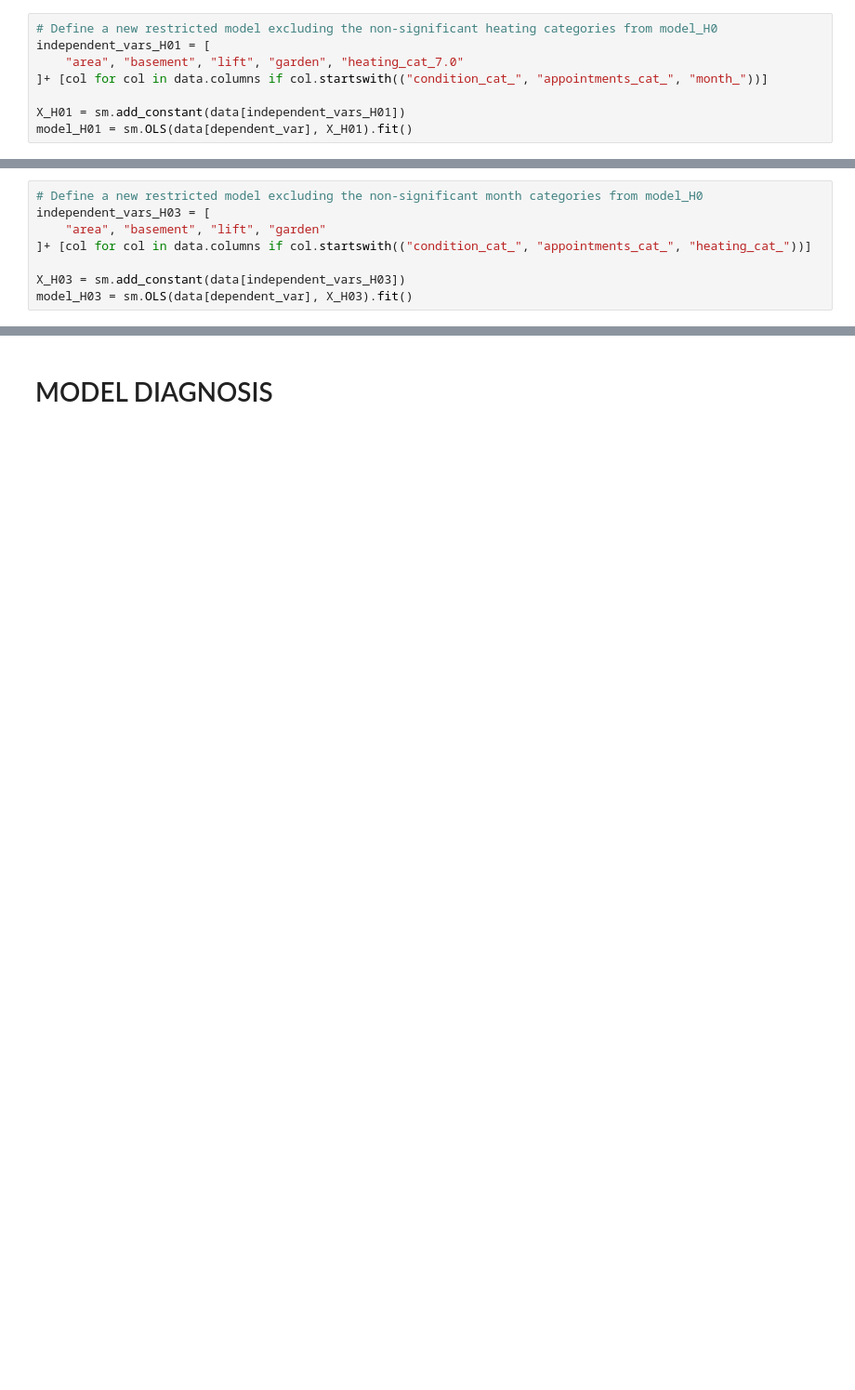
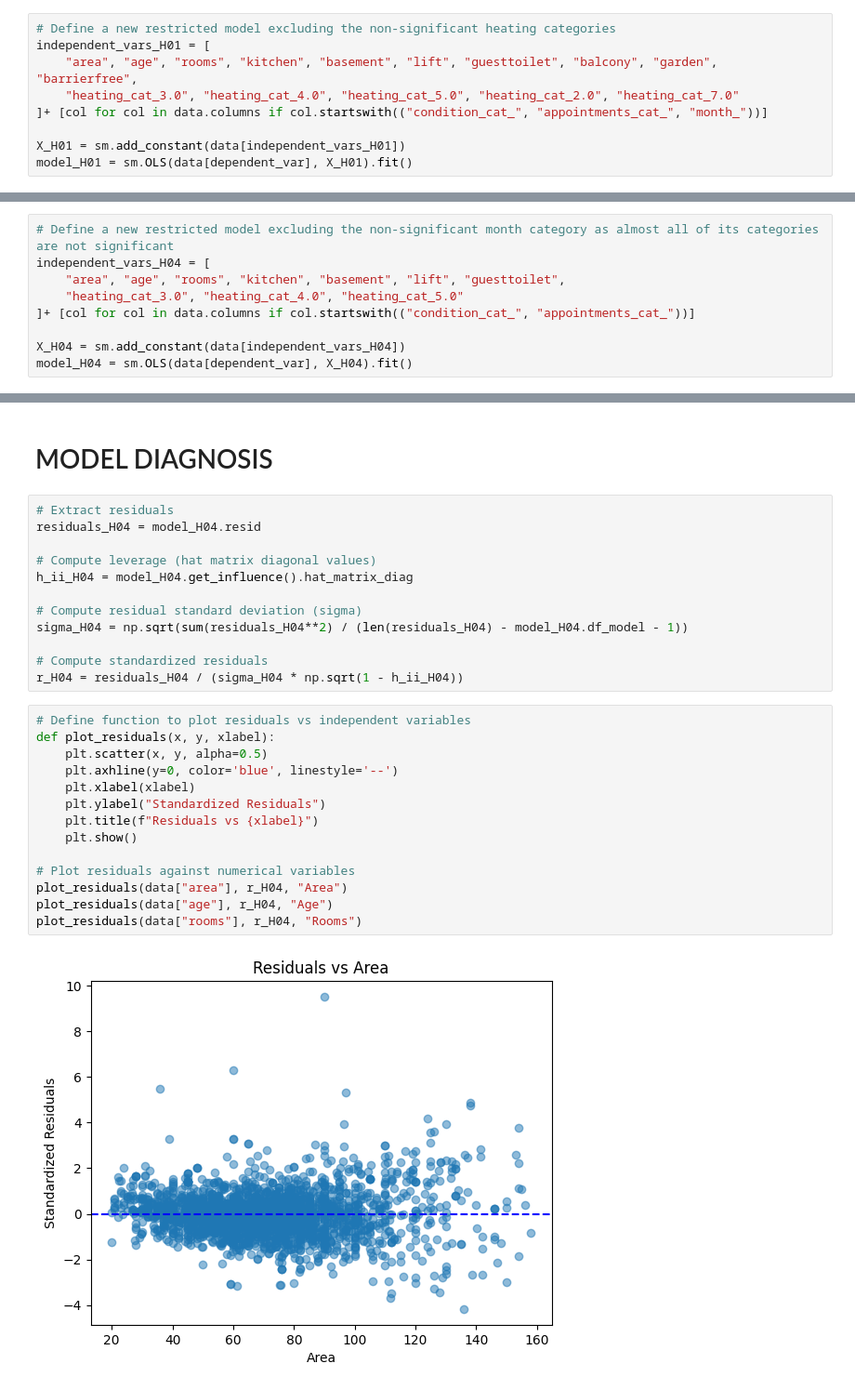
Before and after one commit to eminsin/RegressionAnalysis, a Jupyter notebook: RegressionAnalysis.ipynb, the cells around one changed output, grey strips where cells are left out. Shown at 93% size. Cells and saved outputs as stored; diff of their text form; blank space fills up the shorter version.

Commit message:
Added H0 models fixes and intro to model diagnosis

```diff
--- a/RegressionAnalysis.ipynb
+++ b/RegressionAnalysis.ipynb
@@ -369,9 +368,10 @@ data = pd.get_dummies(data,
                       columns = ['condition_cat', 'heating_cat', 'appointments_cat', 'month'],
                       drop_first = True, dtype = int)
 # %%
-# Define a new restricted model excluding the non-significant heating categories from model_H0
+# Define a new restricted model excluding the non-significant heating categories
 independent_vars_H01 = [
-    "area", "basement", "lift", "garden", "heating_cat_7.0"
+    "area", "age", "rooms", "kitchen", "basement", "lift", "guesttoilet", "balcony", "garden", "barrierfree",
+    "heating_cat_3.0", "heating_cat_4.0", "heating_cat_5.0", "heating_cat_2.0", "heating_cat_7.0"
 ]+ [col for col in data.columns if col.startswith(("condition_cat_", "appointments_cat_", "month_"))]
 
 X_H01 = sm.add_constant(data[independent_vars_H01])
@@ -560,10 +622,11 @@ model_H0 is favored based on BIC.
 # %%
-# Define a new restricted model excluding the non-significant month categories from model_H0
-independent_vars_H03 = [
-    "area", "basement", "lift", "garden"
-]+ [col for col in data.columns if col.startswith(("condition_cat_", "appointments_cat_", "heating_cat_"))]
+# Define a new restricted model excluding the non-significant month category as almost all of its categories are not significant
+independent_vars_H04 = [
+    "area", "age", "rooms", "kitchen", "basement", "lift", "guesttoilet",
+    "heating_cat_3.0", "heating_cat_4.0", "heating_cat_5.0"
+]+ [col for col in data.columns if col.startswith(("condition_cat_", "appointments_cat_"))]
 
-X_H03 = sm.add_constant(data[independent_vars_H03])
-model_H03 = sm.OLS(data[dependent_var], X_H03).fit()
+X_H04 = sm.add_constant(data[independent_vars_H04])
+model_H04 = sm.OLS(data[dependent_var], X_H04).fit()
 # %%
 # Print results
@@ -672,2 +721,30 @@ model_H0 is favored based on BIC.
 # %% [markdown]
 # MODEL DIAGNOSIS
+# %%
+# Extract residuals
+residuals_H04 = model_H04.resid
+
+# Compute leverage (hat matrix diagonal values)
+h_ii_H04 = model_H04.get_influence().hat_matrix_diag
+
+# Compute residual standard deviation (sigma)
+sigma_H04 = np.sqrt(sum(residuals_H04**2) / (len(residuals_H04) - model_H04.df_model - 1))
+
+# Compute standardized residuals
+r_H04 = residuals_H04 / (sigma_H04 * np.sqrt(1 - h_ii_H04))
+# %%
+# Define function to plot residuals vs independent variables
+def plot_residuals(x, y, xlabel):
+    plt.scatter(x, y, alpha=0.5)
+    plt.axhline(y=0, color='blue', linestyle='--')
+    plt.xlabel(xlabel)
+    plt.ylabel("Standardized Residuals")
+    plt.title(f"Residuals vs {xlabel}")
+    plt.show()
+
+# Plot residuals against numerical variables
+plot_residuals(data["area"], r_H04, "Area")
+plot_residuals(data["age"], r_H04, "Age")
+plot_residuals(data["rooms"], r_H04, "Rooms")
+# %% [output]
+[figure, added]
```
Also changed, not shown: parts of 37 cells of this notebook.
